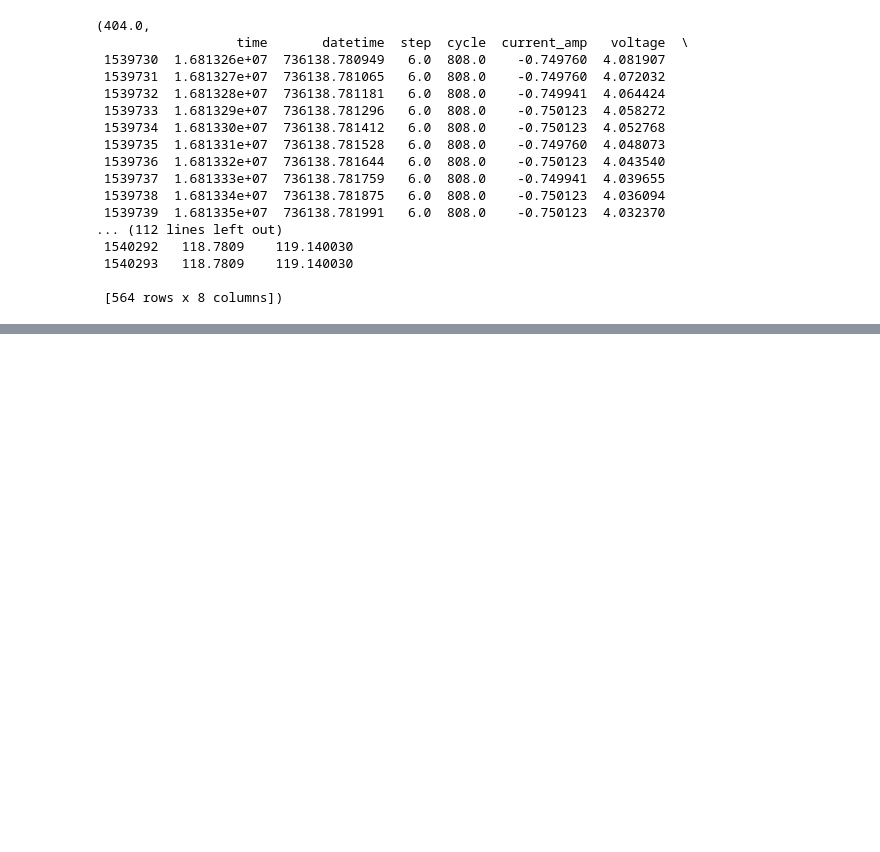
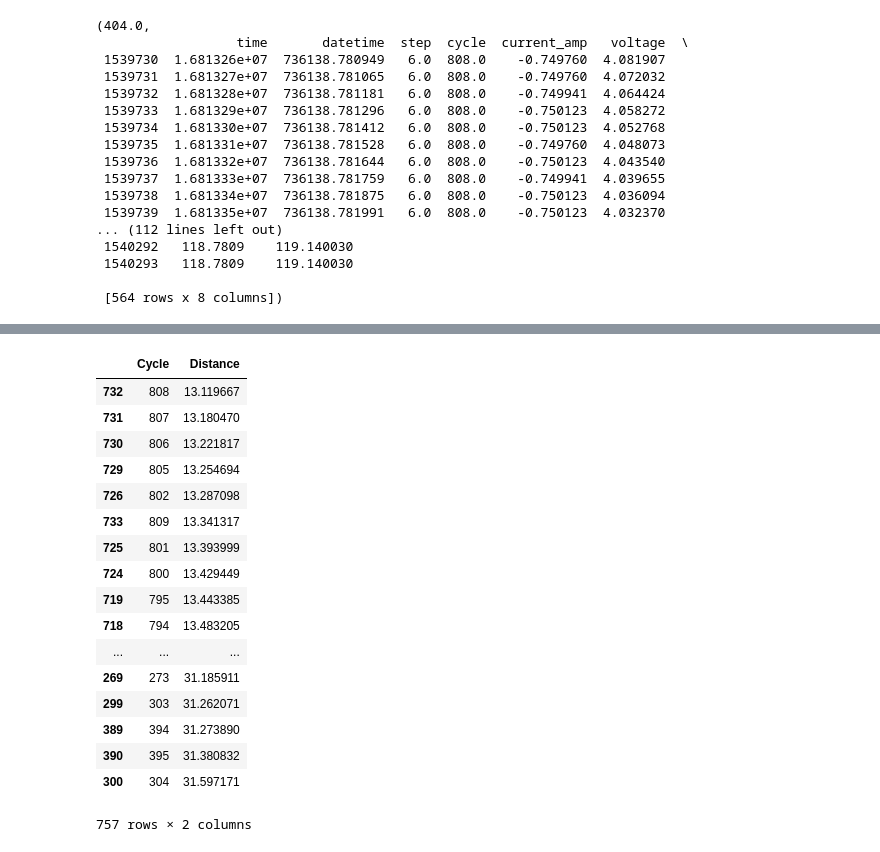
Before and after one commit to vwhu/pulolb, a Jupyter notebook: PULOLB/KNN for partial curve classification.ipynb, the cells around one changed output, grey strips where cells are left out. Saved outputs shown, nothing was run; the diff lists cells and outputs as text; code cells hidden in the pictures; blank space fills up the shorter version.

```diff
--- a/PULOLB/KNN for partial curve classification.ipynb
+++ b/PULOLB/KNN for partial curve classification.ipynb
@@ -120,0 +142,21 @@ KNN(PL03d[10]['voltage'],full_curvesd,5)
+# %%
+distance_to_full(PL03d[100]['voltage'],full_curvesd)
+# %% [output]
+|  | Cycle | Distance |
+| 732 | 808 | 13.119667 |
+| 731 | 807 | 13.180470 |
+| 730 | 806 | 13.221817 |
+| 729 | 805 | 13.254694 |
+| 726 | 802 | 13.287098 |
+| 733 | 809 | 13.341317 |
+| 725 | 801 | 13.393999 |
+| 724 | 800 | 13.429449 |
+| 719 | 795 | 13.443385 |
+| 718 | 794 | 13.483205 |
+| ... | ... | ... |
+| 269 | 273 | 31.185911 |
+| 299 | 303 | 31.262071 |
+| 389 | 394 | 31.273890 |
+| 390 | 395 | 31.380832 |
+| 300 | 304 | 31.597171 |
+757 rows × 2 columns
```
Also changed, not shown: parts of 2 cells of this notebook.
